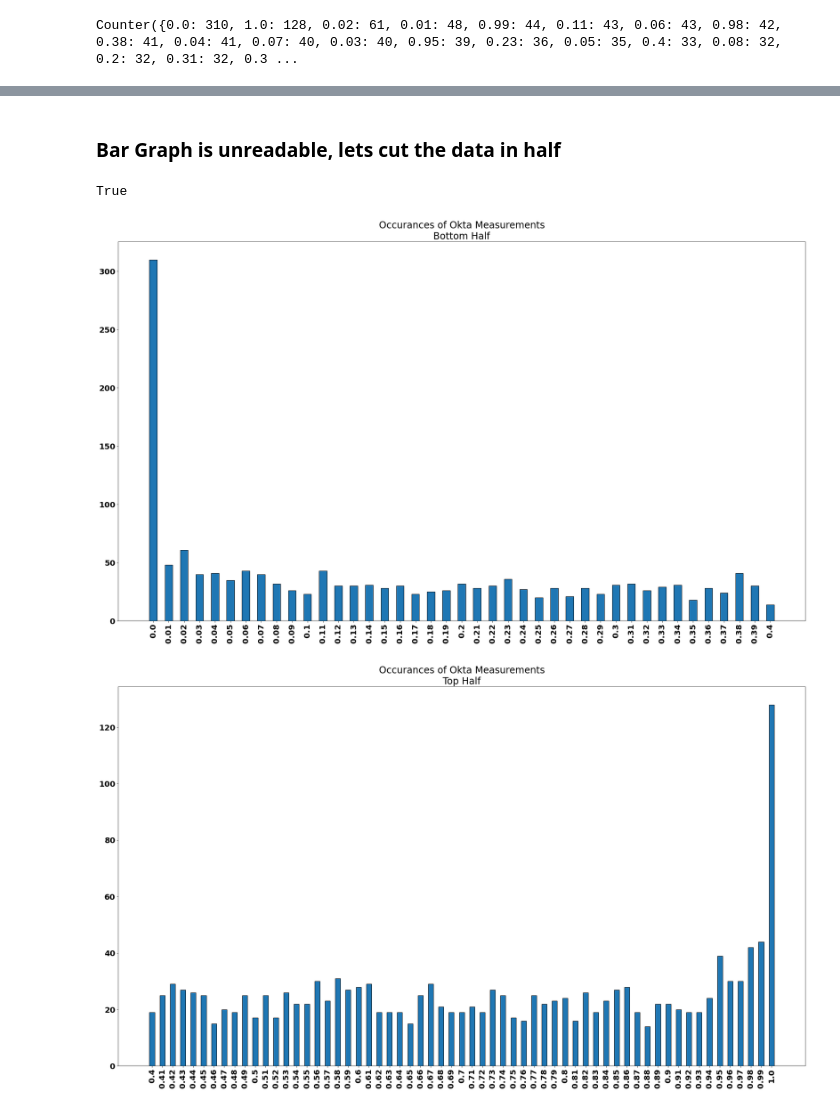
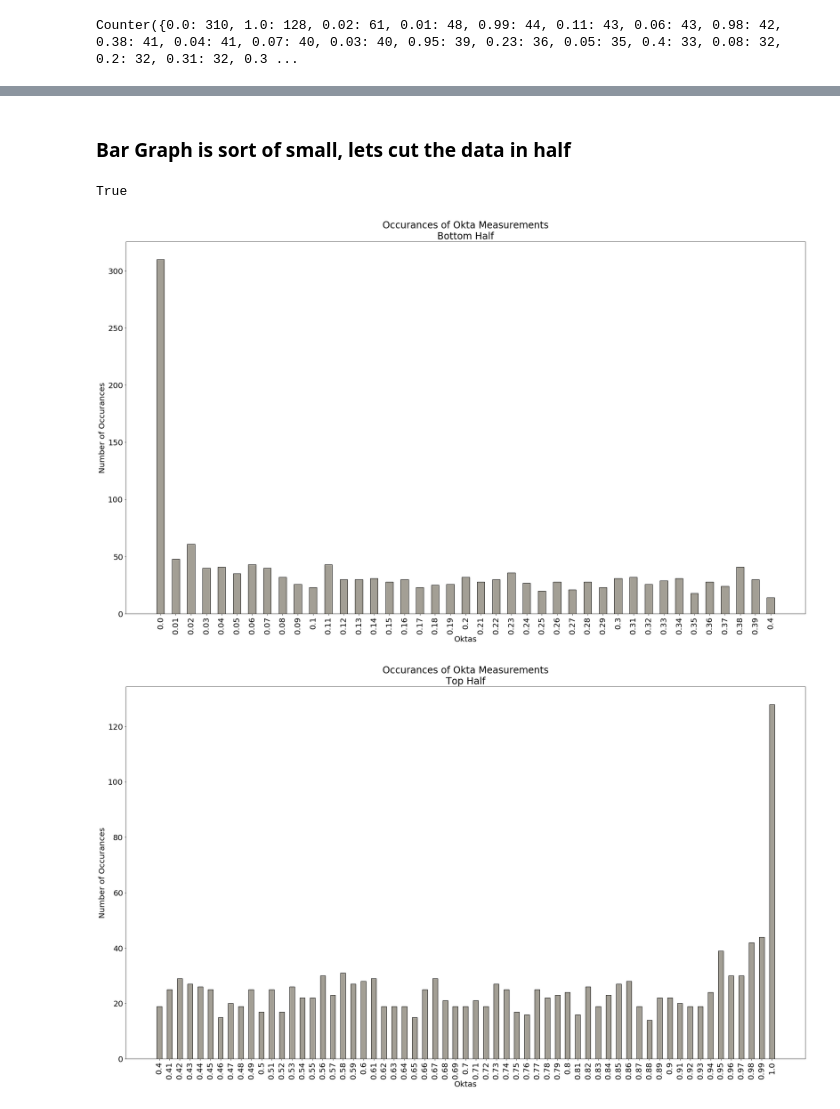
Before and after one commit to tarmacjupiter/bigfoot_opendata, a Jupyter notebook: BigFoot.ipynb, the cells around one changed output, grey strips where cells are left out. Cells and saved outputs as stored; diff of their text form; code cells hidden in the pictures.

Commit message:
bar graph adjustments

```diff
--- a/BigFoot.ipynb
+++ b/BigFoot.ipynb
@@ -379,18 +382,31 @@ print(counted_clouds)
 # %% [output]
 Counter({0.0: 310, 1.0: 128, 0.02: 61, 0.01: 48, 0.99: 44, 0.11: 43, 0.06: 43, 0.98: 42, 0.38: 41, 0.04: 41, 0.07: 40, 0.03: 40, 0.95: 39, 0.23: 36, 0.05: 35, 0.4: 33, 0.08: 32, 0.2: 32, 0.31: 32, 0.3 ...
 # %%
+# Configuration for adjusting the size of the Graph
 plt.rcParams["figure.figsize"] = [20.50, 10.50]
 plt.rcParams["figure.autolayout"] = True
-plt.rcParams["text.color"] = "blue"
 
+# Sort the values ascending
 cloud_cover = cloud_cover.sort_values()
 
 labels, values = zip(*Counter(cloud_cover).items())
 
+# Text Font Config
+font = {'size': 10}
+
+plt.rc("font", **font)
+
 indexes = np.arange(len(labels))
-width = 1
+width = .3
 
-plt.bar(indexes, values, width=width)
-plt.xticks(indexes + width * 0.5, labels)
+# plt.bar(xaxis_values, occurances, width_of_bar, align, egdecolor)
+plt.bar(indexes, values, width=width, align="edge", edgecolor="black")
+
+plt.xticks(indexes + width * 0.5, labels, rotation="vertical")
+
+plt.xlabel("Oktas")
+plt.ylabel("Number of Occurances")
+plt.title("Occurances of Okta Measurements")
+
 plt.show()
 # %% [output]
@@ -398,5 +414,5 @@ plt.show()
 # %% [markdown]
-<h3>Bar Graph is unreadable, lets cut the data in half</h3>
+<h3>Bar Graph is sort of small, lets cut the data in half</h3>
 # %%
 bottom_cloud_cover = cloud_cover[:int(len(cloud_cover)/2)]  # Casted as an int due to length spitting back a float
 top_cloud_cover = cloud_cover[int(len(cloud_cover)/2):]
@@ -421,32 +437,43 @@ plt.rc("font", **font)
 
 width = 0.5
 
-plt.bar(indexes, values, width, edgecolor="black", align="edge")
+# plt.bar(xaxis_values, occurances, width_of_bar, align, egdecolor)
+plt.bar(indexes, values, width, edgecolor="black", align="edge", color="#a39f95")
 plt.xticks(indexes + width * 0.5, labels, rotation="vertical")
+
+plt.xlabel("Oktas")
+plt.ylabel("Number of Occurances")
 plt.title("Occurances of Okta Measurements\nBottom Half")
+
 plt.show()
 # %% [output]
-[figure, old version]
+[figure, new version]
 # %%
 # Graphing the bottom half
 plt.rcParams["figure.figsize"] = [25.50, 15.50]
 plt.rcParams["figure.autolayout"] = True
 plt.rcParams["text.color"] = "black"
 
 labels, values = zip(*Counter(top_cloud_cover).items())
 
 indexes = np.arange(len(labels))
 
 # Text Font Config
 font = {'size': 20}
 
 plt.rc("font", **font)
 
 width = 0.5
 
-plt.bar(indexes, values, width, edgecolor="black", align="edge")
+# plt.bar(xaxis_values, occurances, width_of_bar, align, egdecolor)
+plt.bar(indexes, values, width, edgecolor="black", align="edge", color="#a39f95")
+
+plt.xlabel("Oktas")
+plt.ylabel("Number of Occurances")
+
 plt.xticks(indexes + width * 0.5, labels, rotation="vertical")
 plt.title("Occurances of Okta Measurements\nTop Half")
+
 plt.show()
 # %% [output]
-[figure, old version]
+[figure, new version]
```
Also changed, not shown: parts of 5 cells of this notebook.
